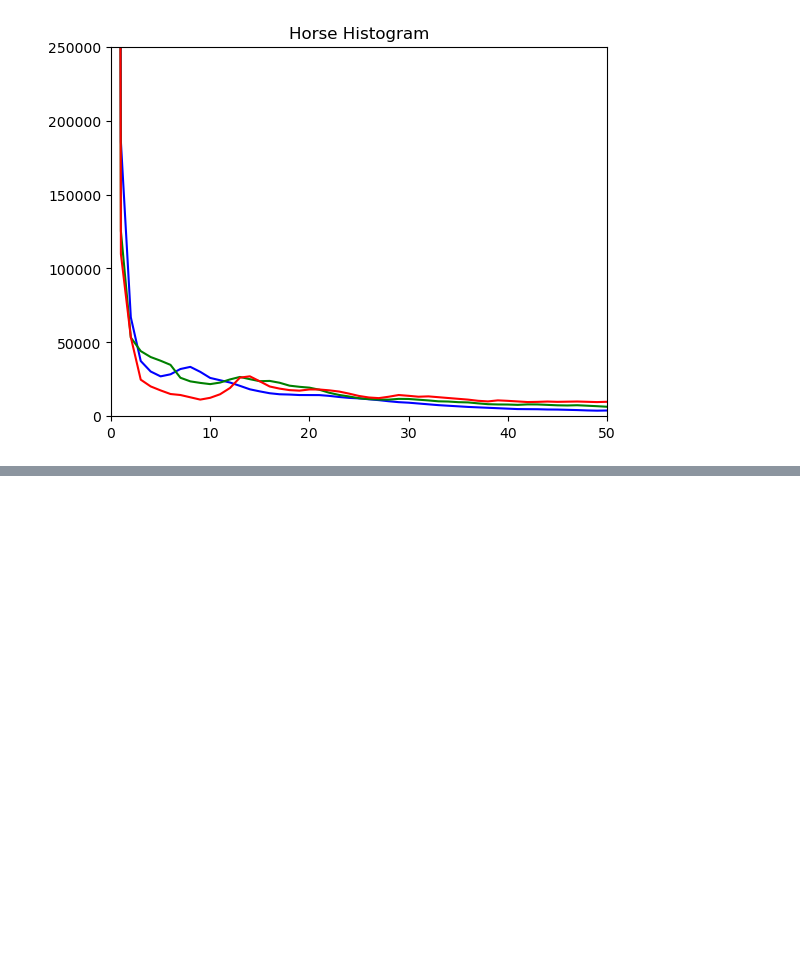
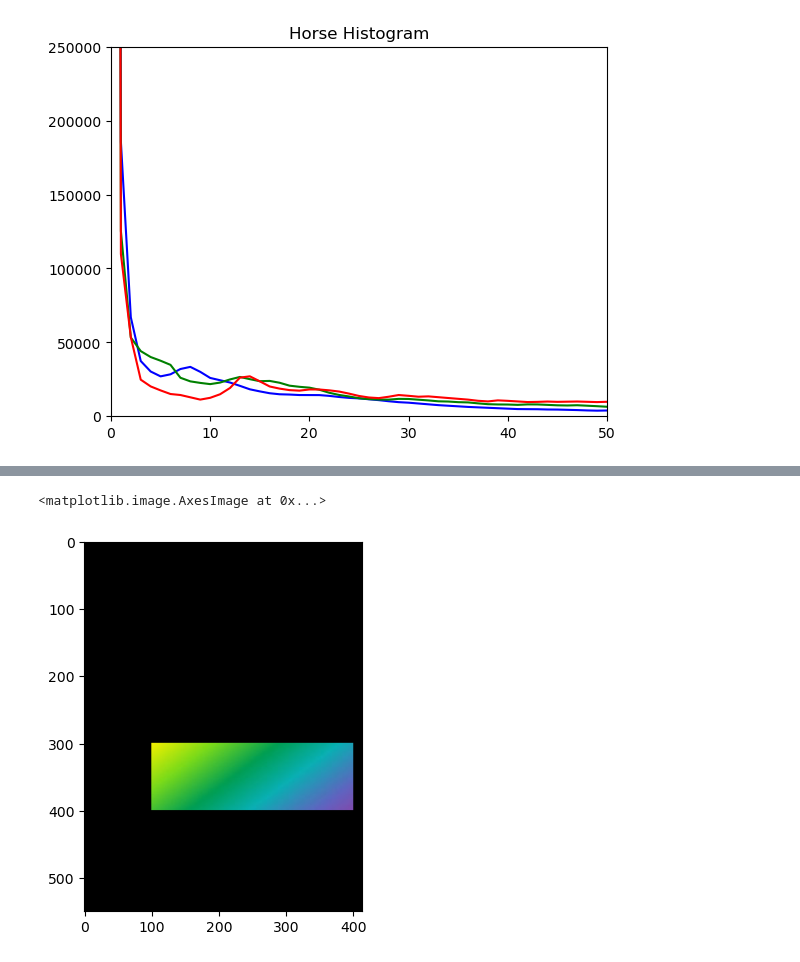
Before and after one commit to kpirabaharan/Image-Processing, a Jupyter notebook: Image-Processing/histograms.ipynb, the cells around one changed output, grey strips where cells are left out. Cells and saved outputs as stored; diff of their text form; code cells hidden in the pictures; blank space fills up the shorter version.

```diff
--- a/Image-Processing/histograms.ipynb
+++ b/Image-Processing/histograms.ipynb
@@ -72,0 +86,7 @@ Text(0.5, 1.0, 'Horse Histogram')
+# %%
+masked_img = cv2.bitwise_and(img, img, mask=mask)
+show_masked_img = cv2.bitwise_and(show_img, show_img, mask=mask)
+plt.imshow(show_masked_img)
+# %% [output]
+<matplotlib.image.AxesImage at 0x...>
+[figure, added]
```
Also changed, not shown: parts of 7 cells of this notebook.
